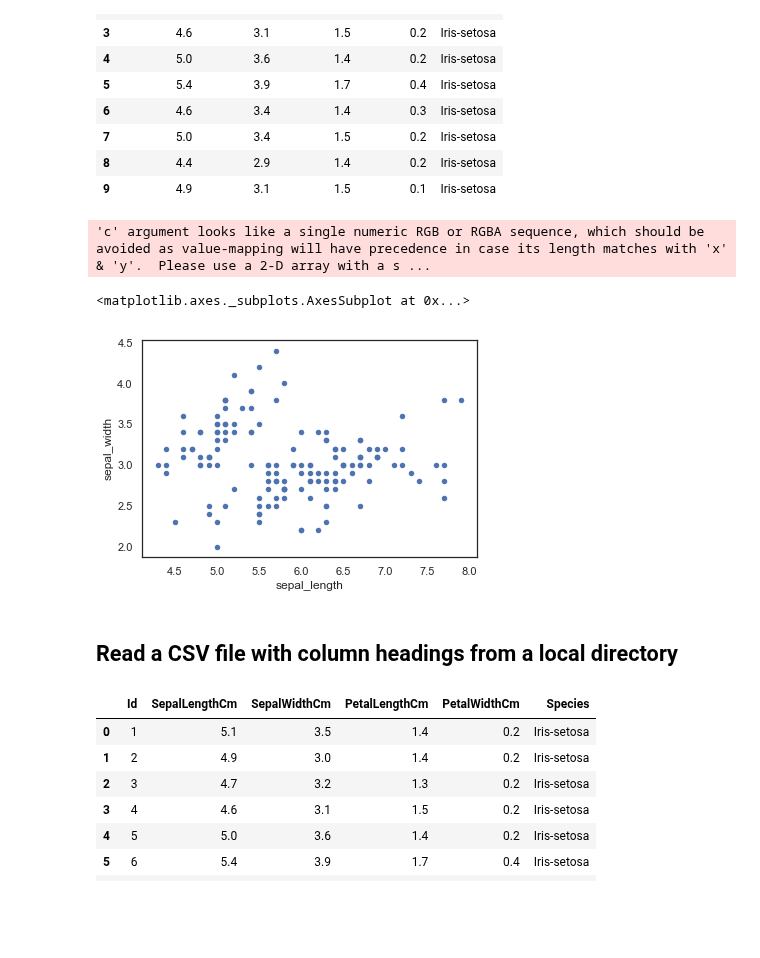
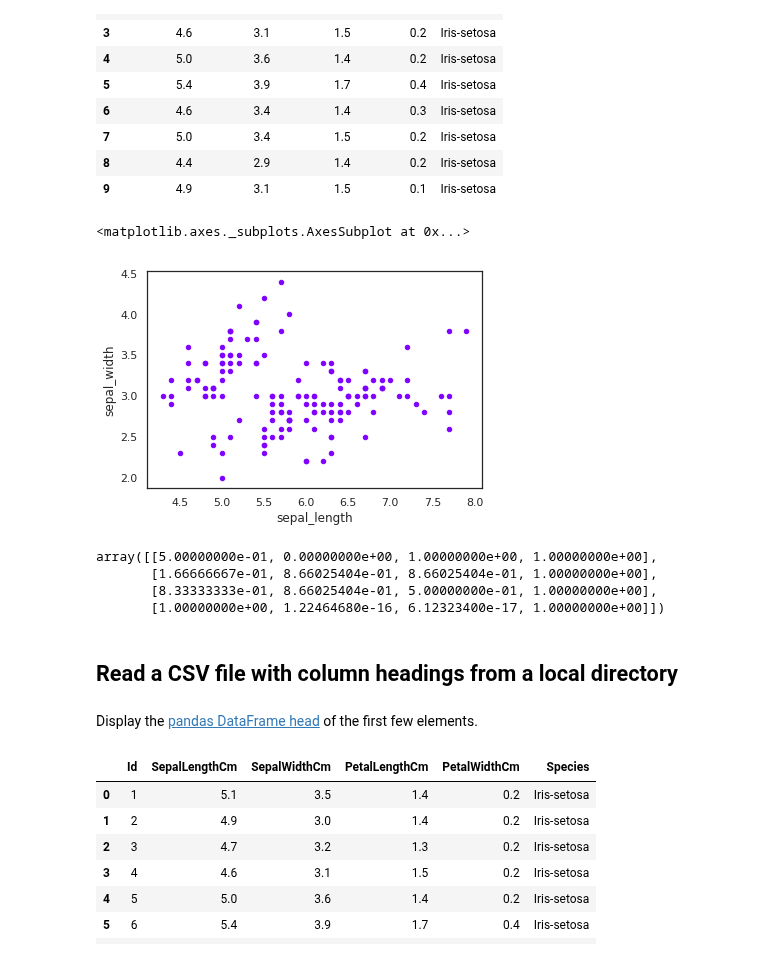
Before and after one commit to jfogarty/machine-learning-intro-workshop, a Jupyter notebook: misc/data-explore-iris-data.ipynb, the cells around one changed output. Saved outputs shown, nothing was run; the diff lists cells and outputs as text; code cells hidden in the pictures; blank space fills up the shorter version.

```diff
--- a/misc/data-explore-iris-data.ipynb
+++ b/misc/data-explore-iris-data.ipynb
@@ -59,6 +62,10 @@ import seaborn as sns
 import matplotlib.pyplot as plt
 %matplotlib inline
 sns.set(style='white', color_codes=True)
+
+import matplotlib.cm as cm
+
+colors = cm.rainbow(np.linspace(0, 1, 4))
 # %%
 URL= 'https://archive.ics.uci.edu/ml/machine-learning-databases/iris/iris.data'
 # %% [markdown]
@@ -94,11 +101,17 @@ df.head(10)
 | 8 | 4.4 | 2.9 | 1.4 | 0.2 | Iris-setosa |
 | 9 | 4.9 | 3.1 | 1.5 | 0.1 | Iris-setosa |
 # %%
-df.plot(kind='scatter',x='sepal_length', y='sepal_width') # use this to make a scatterplot of the Iris features.
+df.plot(kind='scatter',x='sepal_length', y='sepal_width', color=[colors[0]]) # use this to make a scatterplot of the Iris features.
 # %% [output]
-'c' argument looks like a single numeric RGB or RGBA sequence, which should be avoided as value-mapping will have precedence in case its length matches with 'x' & 'y'.  Please use a 2-D array with a s ...
+<matplotlib.axes._subplots.AxesSubplot at 0x...>
-<matplotlib.axes._subplots.AxesSubplot at 0x...>
-[figure, old version]
+[figure, new version]
+# %%
+colors
+# %% [output]
+array([[5.00000000e-01, 0.00000000e+00, 1.00000000e+00, 1.00000000e+00],
+       [1.66666667e-01, 8.66025404e-01, 8.66025404e-01, 1.00000000e+00],
+       [8.33333333e-01, 8.66025404e-01, 5.00000000e-01, 1.00000000e+00],
+       [1.00000000e+00, 1.22464680e-16, 6.12323400e-17, 1.00000000e+00]])
 # %% [markdown]
 ## Read a CSV file with column headings from a local directory
 # %%
@@ -107,3 +121,5 @@ iris = pd.read_csv('../data/Iris.csv')
+# %% [markdown]
+Display the [pandas DataFrame head](https://pandas.pydata.org/pandas-docs/stable/reference/api/pandas.DataFrame.head.html) of the first few elements.
 # %%
 iris.head(10)
 # %% [output]
```
Also changed, not shown: parts of 30 cells of this notebook.
